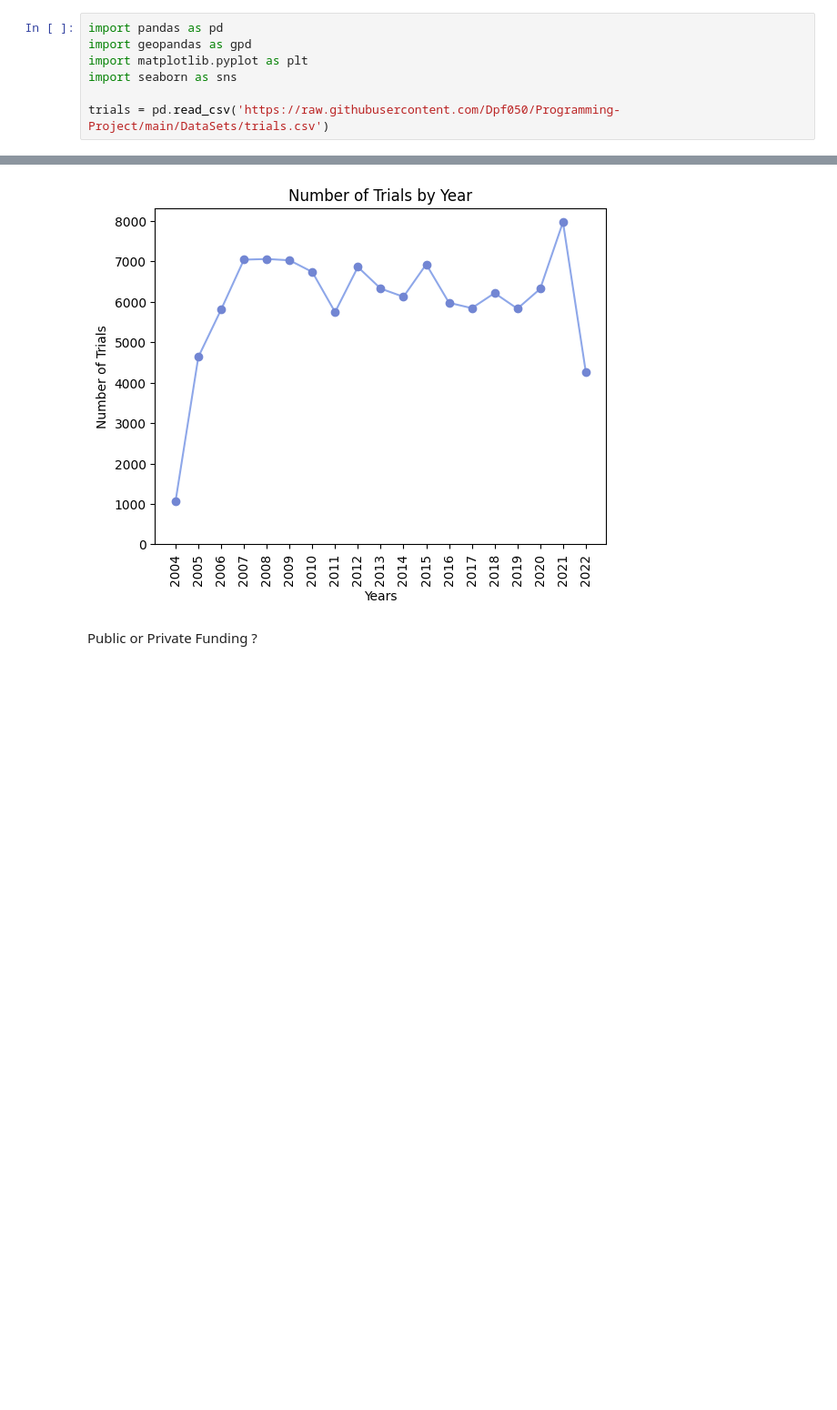
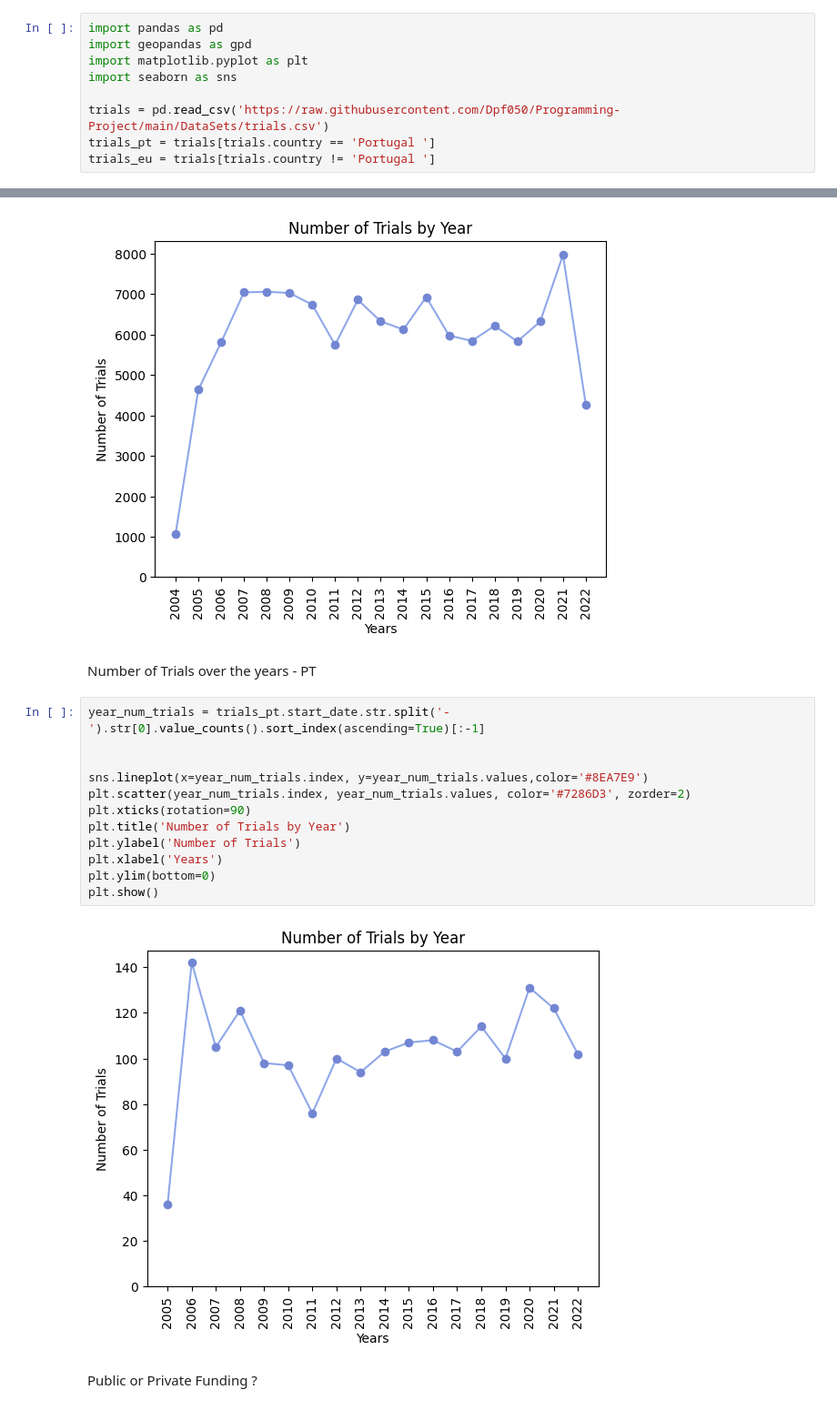
Before and after one commit to DiogoPF/Programming-Project, a Jupyter notebook: Data Cleaning NBs/Data_viz.ipynb, the cells around one changed output, grey strips where cells are left out. Shown at 91% size. Cells and saved outputs as stored; diff of their text form; blank space fills up the shorter version.

```diff
--- a/Data Cleaning NBs/Data_viz.ipynb
+++ b/Data Cleaning NBs/Data_viz.ipynb
@@ -5,6 +5,8 @@ import matplotlib.pyplot as plt
 import seaborn as sns
 
 trials = pd.read_csv('https://raw.githubusercontent.com/Dpf050/Programming-Project/main/DataSets/trials.csv')
+trials_pt = trials[trials.country == 'Portugal ']
+trials_eu = trials[trials.country != 'Portugal ']
 # %% [markdown]
 Number of Trials by Country
 # %%
@@ -57,5 +64,21 @@ plt.ylim(bottom=0)
 plt.show()
 # %% [output]
 [figure]
+# %% [markdown]
+Number of Trials over the years - PT
+# %%
+year_num_trials = trials_pt.start_date.str.split('-').str[0].value_counts().sort_index(ascending=True)[:-1]
+
+
+sns.lineplot(x=year_num_trials.index, y=year_num_trials.values,color='#8EA7E9')
+plt.scatter(year_num_trials.index, year_num_trials.values, color='#7286D3', zorder=2)
+plt.xticks(rotation=90)
+plt.title('Number of Trials by Year')
+plt.ylabel('Number of Trials')
+plt.xlabel('Years')
+plt.ylim(bottom=0)
+plt.show()
+# %% [output]
+[figure, added]
 # %% [markdown]
 Public or Private Funding ?
```
Also changed, not shown: parts of 21 cells of this notebook.
